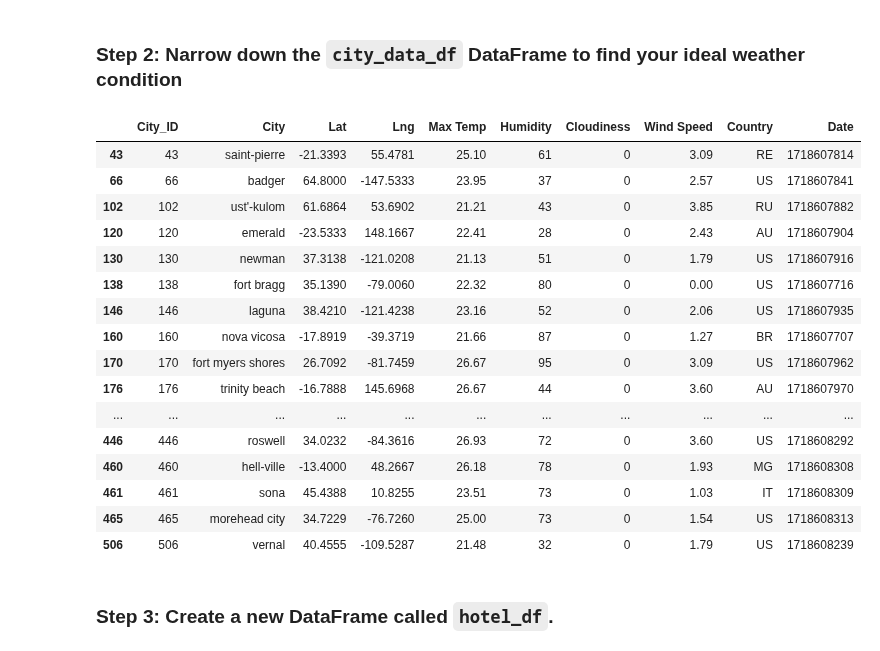
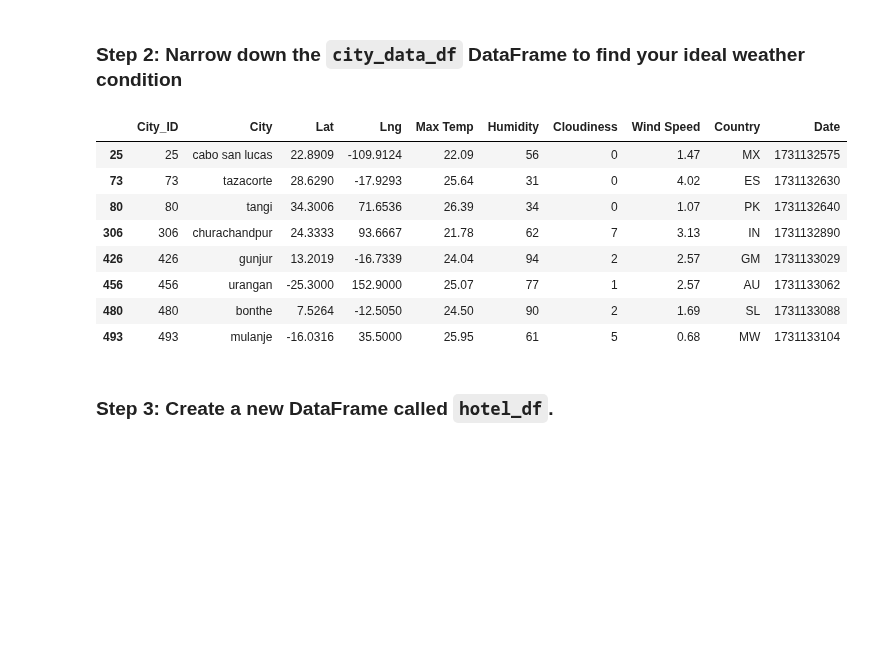
Before and after one commit to Sorted-Filtered/python-api-challenge, a Jupyter notebook: VacationPy.ipynb, the cells around one changed output. Drawn from its saved outputs; the diff is of its cells as text; code cells hidden in the pictures; blank space fills up the shorter version.

```diff
--- a/VacationPy.ipynb
+++ b/VacationPy.ipynb
@@ -18,6 +16,9 @@ from api_keys import geoapify_key
 # Load the CSV file created in Part 1 into a Pandas DataFrame
 city_data_df = pd.read_csv("output_data/cities.csv")
 
+# Change Temperature to Celsius
+city_data_df["Max Temp"] = convert_temperature(city_data_df["Max Temp"], old_scale="Kelvin", new_scale="Celsius")
+
 # Display sample data
 city_data_df.head()
 # %% [output]
@@ -45,31 +55,23 @@ city_data_df.head()
 ### Step 2: Narrow down the `city_data_df` DataFrame to find your ideal weather condition
 # %%
 # Narrow down cities that fit criteria and drop any results with null values
-# YOUR CODE HERE
+filt_city_df = city_data_df.loc[(city_data_df["Cloudiness"] <= 10) & (city_data_df["Wind Speed"] <= 4.5) & (city_data_df["Max Temp"] <= 27) & (city_data_df["Max Temp"] >= 21)]
 
 # Drop any rows with null values
-# YOUR CODE HERE
+clean_filt_df = filt_city_df.dropna(how="any")
 
 # Display sample data
-# YOUR CODE HERE
+clean_filt_df
 # %% [output]
 |  | City_ID | City | Lat | Lng | Max Temp | Humidity | Cloudiness | Wind Speed | Country | Date |
-| 43 | 43 | saint-pierre | -21.3393 | 55.4781 | 25.10 | 61 | 0 | 3.09 | RE | 1718607814 |
-| 66 | 66 | badger | 64.8000 | -147.5333 | 23.95 | 37 | 0 | 2.57 | US | 1718607841 |
-| 102 | 102 | ust'-kulom | 61.6864 | 53.6902 | 21.21 | 43 | 0 | 3.85 | RU | 1718607882 |
-| 120 | 120 | emerald | -23.5333 | 148.1667 | 22.41 | 28 | 0 | 2.43 | AU | 1718607904 |
-| 130 | 130 | newman | 37.3138 | -121.0208 | 21.13 | 51 | 0 | 1.79 | US | 1718607916 |
-| 138 | 138 | fort bragg | 35.1390 | -79.0060 | 22.32 | 80 | 0 | 0.00 | US | 1718607716 |
-| 146 | 146 | laguna | 38.4210 | -121.4238 | 23.16 | 52 | 0 | 2.06 | US | 1718607935 |
-| 160 | 160 | nova vicosa | -17.8919 | -39.3719 | 21.66 | 87 | 0 | 1.27 | BR | 1718607707 |
-| 170 | 170 | fort myers shores | 26.7092 | -81.7459 | 26.67 | 95 | 0 | 3.09 | US | 1718607962 |
-| 176 | 176 | trinity beach | -16.7888 | 145.6968 | 26.67 | 44 | 0 | 3.60 | AU | 1718607970 |
-| ... | ... | ... | ... | ... | ... | ... | ... | ... | ... | ... |
-| 446 | 446 | roswell | 34.0232 | -84.3616 | 26.93 | 72 | 0 | 3.60 | US | 1718608292 |
-| 460 | 460 | hell-ville | -13.4000 | 48.2667 | 26.18 | 78 | 0 | 1.93 | MG | 1718608308 |
-| 461 | 461 | sona | 45.4388 | 10.8255 | 23.51 | 73 | 0 | 1.03 | IT | 1718608309 |
-| 465 | 465 | morehead city | 34.7229 | -76.7260 | 25.00 | 73 | 0 | 1.54 | US | 1718608313 |
-| 506 | 506 | vernal | 40.4555 | -109.5287 | 21.48 | 32 | 0 | 1.79 | US | 1718608239 |
+| 25 | 25 | cabo san lucas | 22.8909 | -109.9124 | 22.09 | 56 | 0 | 1.47 | MX | 1731132575 |
+| 73 | 73 | tazacorte | 28.6290 | -17.9293 | 25.64 | 31 | 0 | 4.02 | ES | 1731132630 |
+| 80 | 80 | tangi | 34.3006 | 71.6536 | 26.39 | 34 | 0 | 1.07 | PK | 1731132640 |
+| 306 | 306 | churachandpur | 24.3333 | 93.6667 | 21.78 | 62 | 7 | 3.13 | IN | 1731132890 |
+| 426 | 426 | gunjur | 13.2019 | -16.7339 | 24.04 | 94 | 2 | 2.57 | GM | 1731133029 |
+| 456 | 456 | urangan | -25.3000 | 152.9000 | 25.07 | 77 | 1 | 2.57 | AU | 1731133062 |
+| 480 | 480 | bonthe | 7.5264 | -12.5050 | 24.50 | 90 | 2 | 1.69 | SL | 1731133088 |
+| 493 | 493 | mulanje | -16.0316 | 35.5000 | 25.95 | 61 | 5 | 0.68 | MW | 1731133104 |
 # %% [markdown]
 ### Step 3: Create a new DataFrame called `hotel_df`.
 # %%
```
Also changed, not shown: parts of 8 cells of this notebook.
